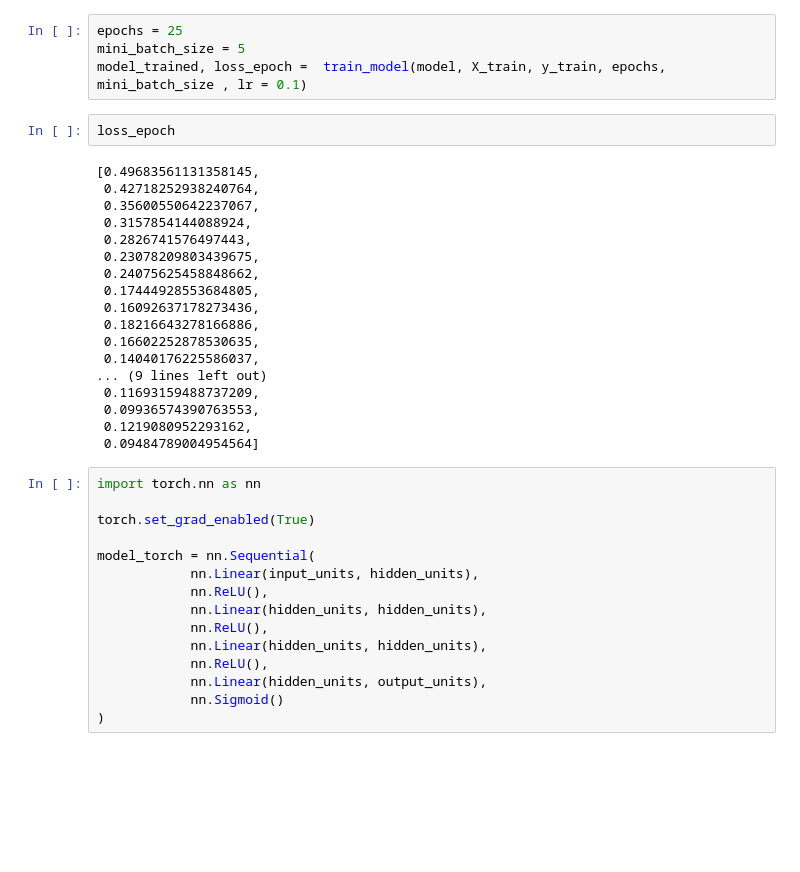
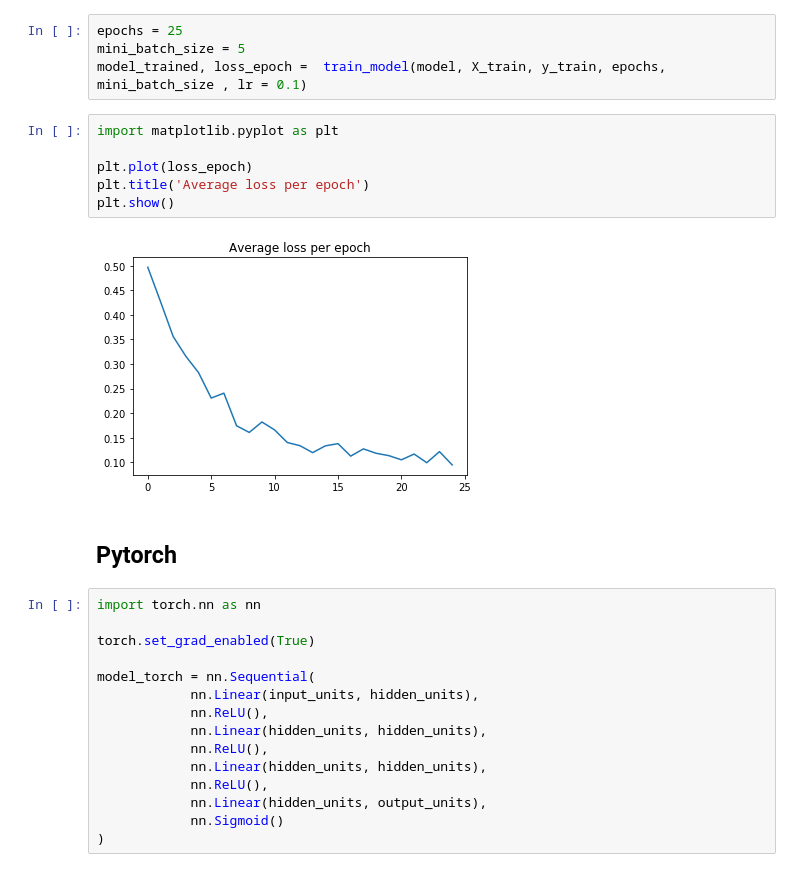
Before and after one commit to hm-haitham/DeepLearning, a Jupyter notebook: project_2/Untitled.ipynb, the cells around one changed output. Drawn from its saved outputs; the diff is of its cells as text; blank space fills up the shorter version.

```diff
--- a/project_2/Untitled.ipynb
+++ b/project_2/Untitled.ipynb
@@ -122,26 +122,16 @@ def train_model(model, X_train, y_train, epochs, mini_batch_size , lr = 0.01):
 epochs = 25
 mini_batch_size = 5
 model_trained, loss_epoch =  train_model(model, X_train, y_train, epochs, mini_batch_size , lr = 0.1)
-# %%
-loss_epoch
-# %% [output]
-[0.49683561131358145,
- 0.42718252938240764,
- 0.35600550642237067,
- 0.3157854144088924,
- 0.2826741576497443,
- 0.23078209803439675,
- 0.24075625458848662,
- 0.17444928553684805,
- 0.16092637178273436,
- 0.18216643278166886,
- 0.16602252878530635,
- 0.14040176225586037,
-... (9 lines left out)
- 0.11693159488737209,
- 0.09936574390763553,
- 0.1219080952293162,
- 0.09484789004954564]
+# %%
+import matplotlib.pyplot as plt
+
+plt.plot(loss_epoch)
+plt.title('Average loss per epoch')
+plt.show()
+# %% [output]
+[figure, added]
+# %% [markdown]
+## Pytorch
 # %%
 import torch.nn as nn
 
```
Also changed, not shown: 3 other files.
